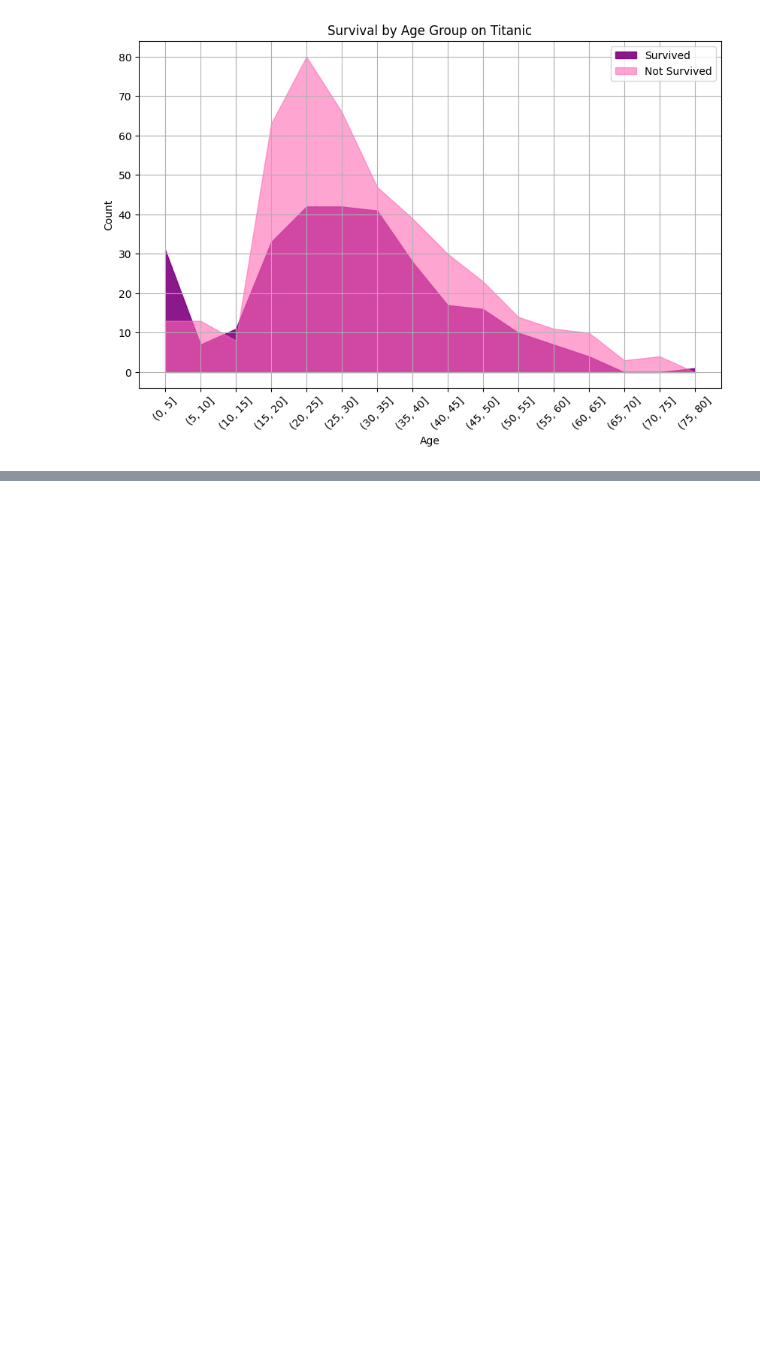
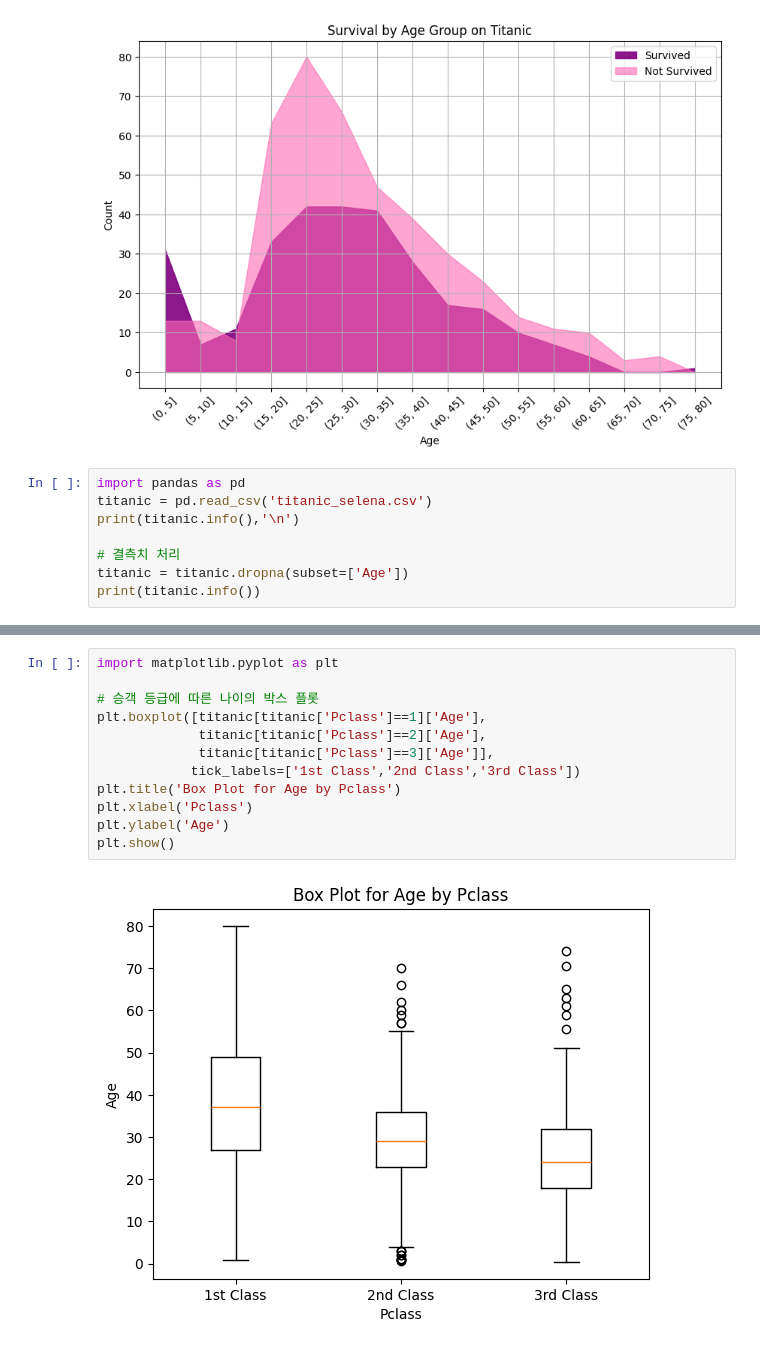
Before and after one commit to DDORINY/study_AI_26, a Jupyter notebook: 01_파이썬_데이터분석가되기/Matplotlib.ipynb, the cells around one changed output, grey strips where cells are left out. Drawn from its saved outputs; the diff is of its cells as text; blank space fills up the shorter version.

Commit message:
Matplotlib 학습중

```diff
--- a/01_파이썬_데이터분석가되기/Matplotlib.ipynb
+++ b/01_파이썬_데이터분석가되기/Matplotlib.ipynb
@@ -596,3 +596,11 @@ plt.grid(True)
 plt.show()
 # %% [output]
 [figure]
+# %%
+import pandas as pd
+titanic = pd.read_csv('titanic_selena.csv')
+print(titanic.info(),'\n')
+
+# 결측치 처리
+titanic = titanic.dropna(subset=['Age'])
+print(titanic.info())
@@ -598,0 +625,14 @@ plt.show()
+# %%
+import matplotlib.pyplot as plt
+
+# 승객 등급에 따른 나이의 박스 플롯
+plt.boxplot([titanic[titanic['Pclass']==1]['Age'],
+             titanic[titanic['Pclass']==2]['Age'],
+             titanic[titanic['Pclass']==3]['Age']],
+            tick_labels=['1st Class','2nd Class','3rd Class'])
+plt.title('Box Plot for Age by Pclass')
+plt.xlabel('Pclass')
+plt.ylabel('Age')
+plt.show()
+# %% [output]
+[figure, added]
```
Also changed, not shown: parts of 11 cells of this notebook.
